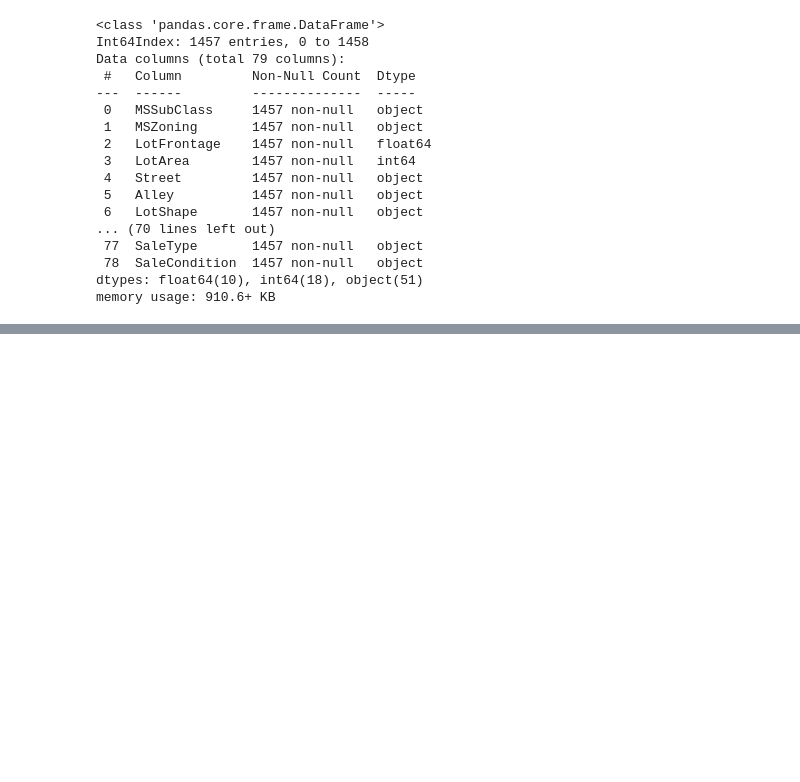
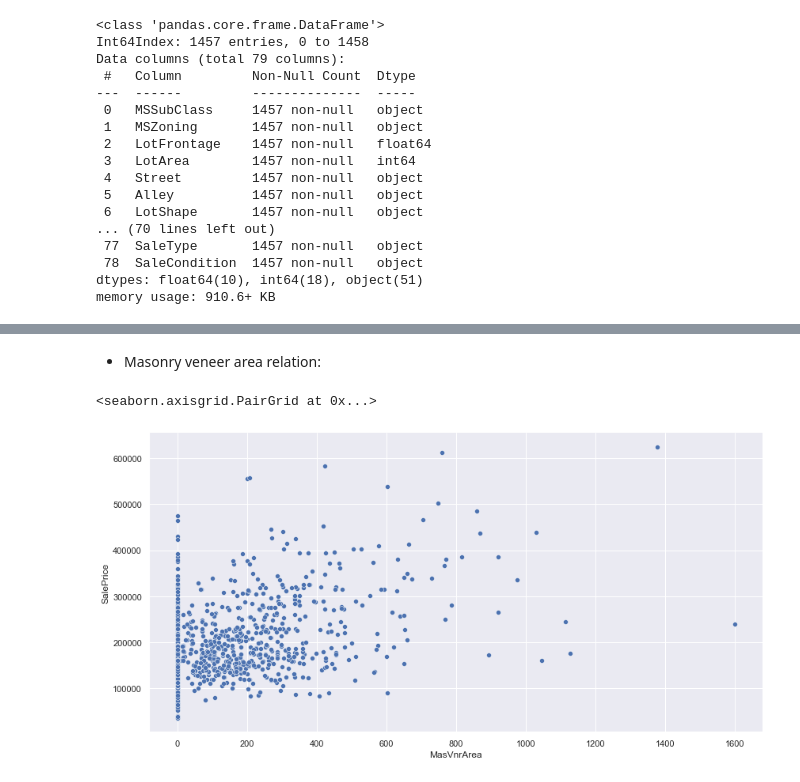
Before and after one commit to suhitasva/ML_Project, a Jupyter notebook: EDA_basic_cleanup.ipynb, the cells around one changed output, grey strips where cells are left out. Cells and saved outputs as stored; diff of their text form; code cells hidden in the pictures; blank space fills up the shorter version.

```diff
--- a/EDA_basic_cleanup.ipynb
+++ b/EDA_basic_cleanup.ipynb
@@ -474,0 +498,11 @@ memory usage: 910.6+ KB
+# %% [markdown]
+- Masonry veneer area relation:
+# %%
+sns.pairplot(
+    train_df,height=6,aspect=2,
+    x_vars=["MasVnrArea"],
+    y_vars=["SalePrice"],
+)
+# %% [output]
+<seaborn.axisgrid.PairGrid at 0x...>
+[figure, added]
```
Also changed, not shown: parts of 40 cells of this notebook.
